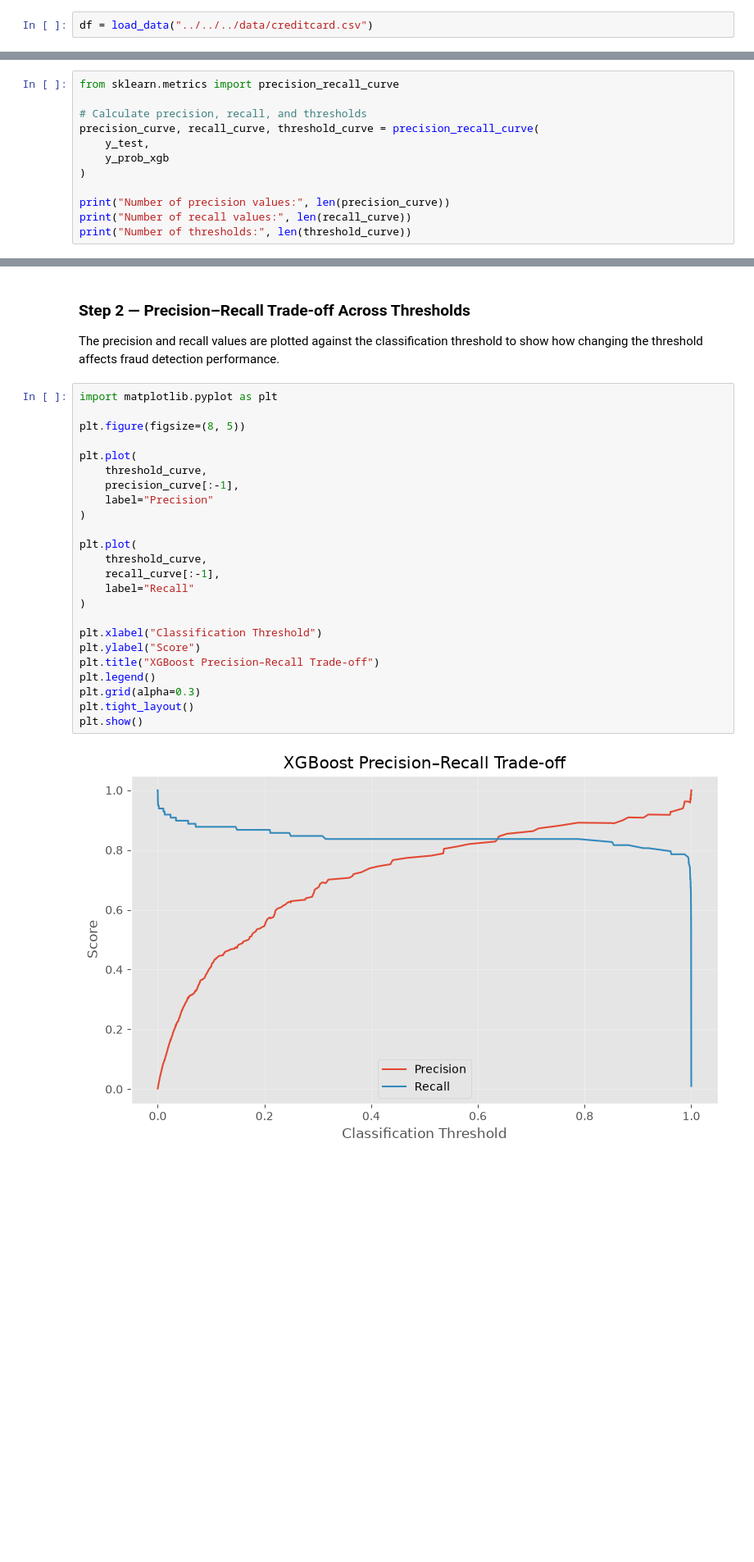
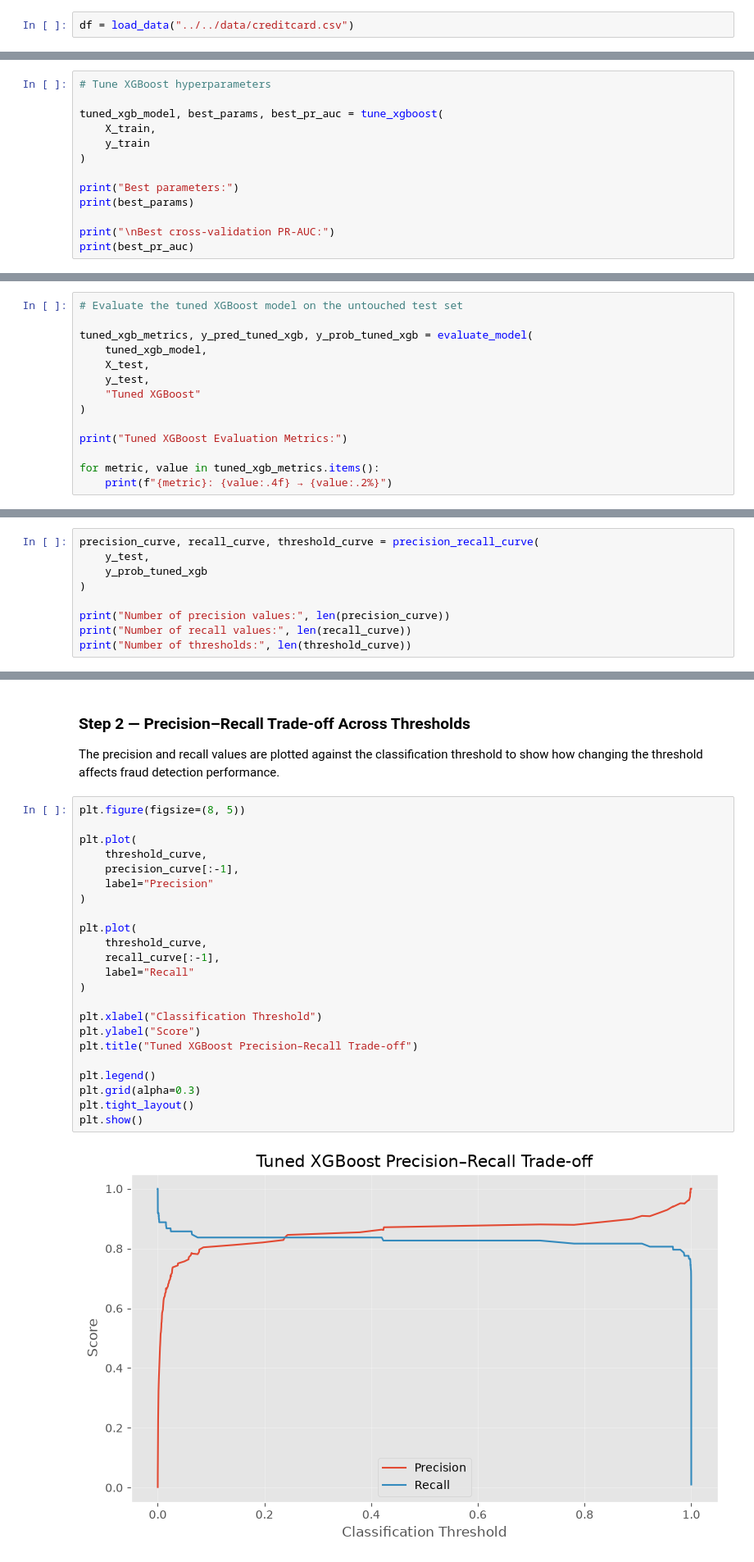
Before and after one commit to Onwuanabile-Sylvia/fraud-detection, a Jupyter notebook: notebooks/Sylvia_Fraud_Detection_Project.ipynb, the cells around one changed output, grey strips where cells are left out. Shown at 82% size. Saved outputs shown, nothing was run; the diff lists cells and outputs as text; blank space fills up the shorter version.

```diff
--- a/notebooks/Sylvia_Fraud_Detection_Project.ipynb
+++ b/notebooks/Sylvia_Fraud_Detection_Project.ipynb
@@ -128,7 +134,7 @@ What does the dataset look like?
 # %% [markdown]
 ## 1.1 Load the Dataset
 # %%
-df = load_data("../../../data/creditcard.csv")
+df = load_data("../../data/creditcard.csv")
 # %% [markdown]
 ### Loading the dataset
 
@@ -2270,0 +2241,13 @@ Predictions match: True
+# %%
+# Tune XGBoost hyperparameters
+
+tuned_xgb_model, best_params, best_pr_auc = tune_xgboost(
+    X_train,
+    y_train
+)
+
+print("Best parameters:")
+print(best_params)
+
+print("\nBest cross-validation PR-AUC:")
+print(best_pr_auc)
@@ -2270,0 +2263,14 @@ Predictions match: True
+# %%
+# Evaluate the tuned XGBoost model on the untouched test set
+
+tuned_xgb_metrics, y_pred_tuned_xgb, y_prob_tuned_xgb = evaluate_model(
+    tuned_xgb_model,
+    X_test,
+    y_test,
+    "Tuned XGBoost"
+)
+
+print("Tuned XGBoost Evaluation Metrics:")
+
+for metric, value in tuned_xgb_metrics.items():
+    print(f"{metric}: {value:.4f} → {value:.2%}")
@@ -2575,12 +2626,9 @@ The default classification threshold of 0.5 is used to convert predicted fraud p
 
 Precision and recall are calculated across different probability thresholds using the XGBoost fraud probabilities from the test set. This allows the effect of changing the classification threshold to be examined.
 # %%
-from sklearn.metrics import precision_recall_curve
-
-# Calculate precision, recall, and thresholds
 precision_curve, recall_curve, threshold_curve = precision_recall_curve(
     y_test,
-    y_prob_xgb
+    y_prob_tuned_xgb
 )
 
 print("Number of precision values:", len(precision_curve))
@@ -2595,31 +2643,30 @@ Number of thresholds: 52535
 
 The precision and recall values are plotted against the classification threshold to show how changing the threshold affects fraud detection performance.
 # %%
-import matplotlib.pyplot as plt
-
 plt.figure(figsize=(8, 5))
 
 plt.plot(
     threshold_curve,
     precision_curve[:-1],
     label="Precision"
 )
 
 plt.plot(
     threshold_curve,
     recall_curve[:-1],
     label="Recall"
 )
 
 plt.xlabel("Classification Threshold")
 plt.ylabel("Score")
-plt.title("XGBoost Precision–Recall Trade-off")
+plt.title("Tuned XGBoost Precision–Recall Trade-off")
+
 plt.legend()
 plt.grid(alpha=0.3)
 plt.tight_layout()
 plt.show()
 # %% [output]
-[figure, old version]
+[figure, new version]
 # %% [markdown]
 ### Step 3 — Evaluate Candidate Thresholds
 
```
Also changed, not shown: parts of 176 cells of this notebook, 2 other files.
